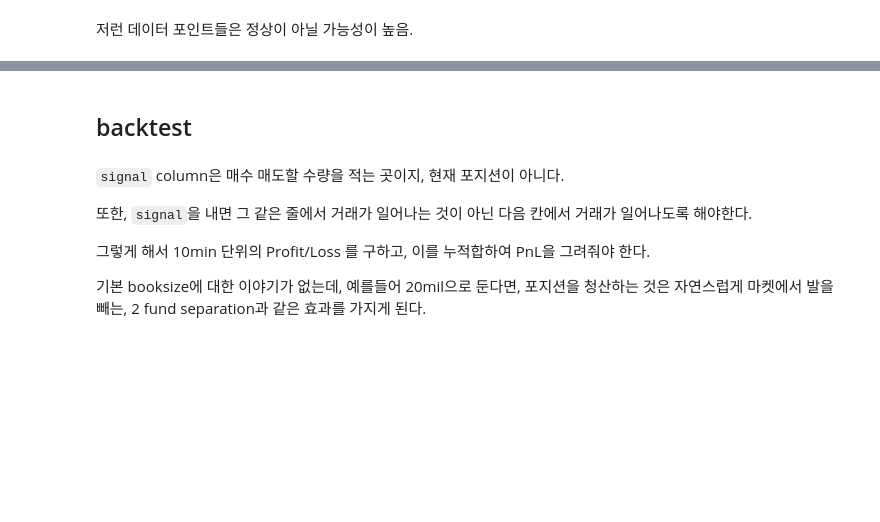
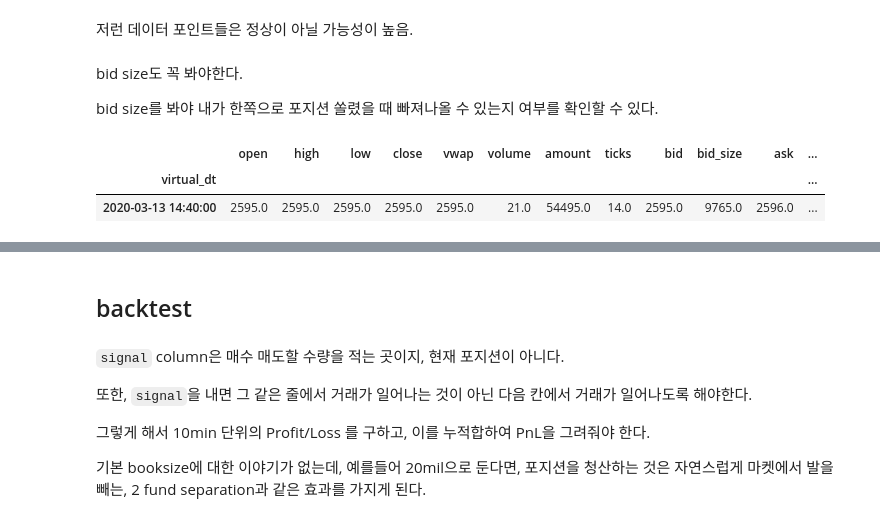
Before and after one commit to jaepil-choi/hanaquantchallenge, a Jupyter notebook: eda.ipynb, the cells around one changed output, grey strips where cells are left out. Drawn from its saved outputs; the diff is of its cells as text; code cells hidden in the pictures; blank space fills up the shorter version.

```diff
--- a/eda.ipynb
+++ b/eda.ipynb
@@ -116,2 +146,12 @@ sns.lineplot(data=df_small, x=df_small.index, y='bidask_spread')
 # %% [markdown]
 저런 데이터 포인트들은 정상이 아닐 가능성이 높음.
+# %% [markdown]
+bid size도 꼭 봐야한다.
+
+bid size를 봐야 내가 한쪽으로 포지션 쏠렸을 때 빠져나올 수 있는지 여부를 확인할 수 있다.
+# %%
+df[df['bid_size'] == df['bid_size'].max()]
+# %% [output]
+|  | open | high | low | close | vwap | volume | amount | ticks | bid | bid_size | ask | ... |
+| virtual_dt |  |  |  |  |  |  |  |  |  |  |  | ... |
+| 2020-03-13 14:40:00 | 2595.0 | 2595.0 | 2595.0 | 2595.0 | 2595.0 | 21.0 | 54495.0 | 14.0 | 2595.0 | 9765.0 | 2596.0 | ... |
```
Also changed, not shown: parts of 15 cells of this notebook, 1 other file.
